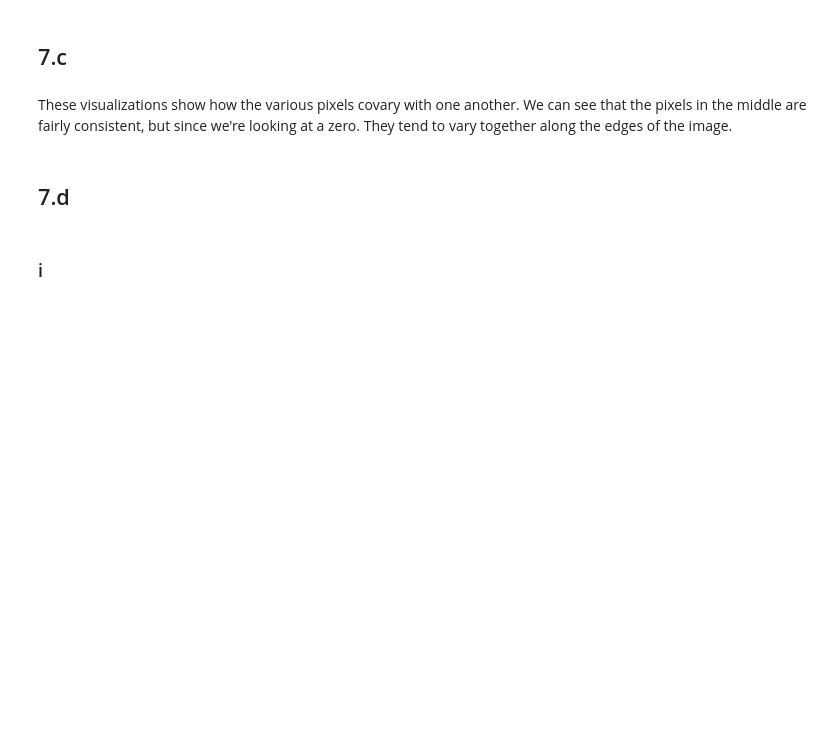
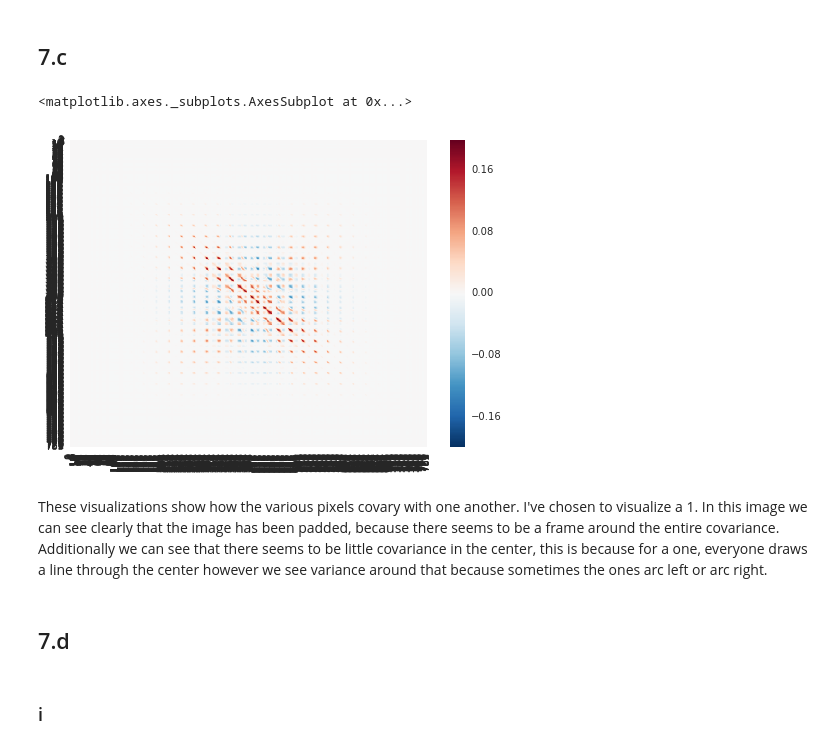
Before and after one commit to bllchmbrs/ml289, a Jupyter notebook: hw4/hw-25912237.ipynb, the cells around one changed output. Drawn from its saved outputs; the diff is of its cells as text; code cells hidden in the pictures; blank space fills up the shorter version.

```diff
--- a/hw4/hw-25912237.ipynb
+++ b/hw4/hw-25912237.ipynb
@@ -351,9 +491,12 @@ for num in range(10):
 # %%
 import seaborn as sns
 # %%
-sns.heatmap(np.cov(X[y == 0].T))
+sns.heatmap(np.cov(dig_X_train[dig_y_train == 1].T))
+# %% [output]
+<matplotlib.axes._subplots.AxesSubplot at 0x...>
+[figure, added]
-# %% [markdown]
-These visualizations show how the various pixels covary with one another. We can see that the pixels in the middle are fairly consistent, but since we're looking at a zero. They tend to vary together along the edges of the image.
+# %% [markdown]
+These visualizations show how the various pixels covary with one another. I've chosen to visualize a 1. In this image we can see clearly that the image has been padded, because there seems to be a frame around the entire covariance. Additionally we can see that there seems to be little covariance in the center, this is because for a one, everyone draws a line through the center however we see variance around that because sometimes the ones arc left or arc right.
 # %% [markdown]
 ## 7.d
 # %% [markdown]
```
Also changed, not shown: parts of 34 cells of this notebook, 13 other files.
